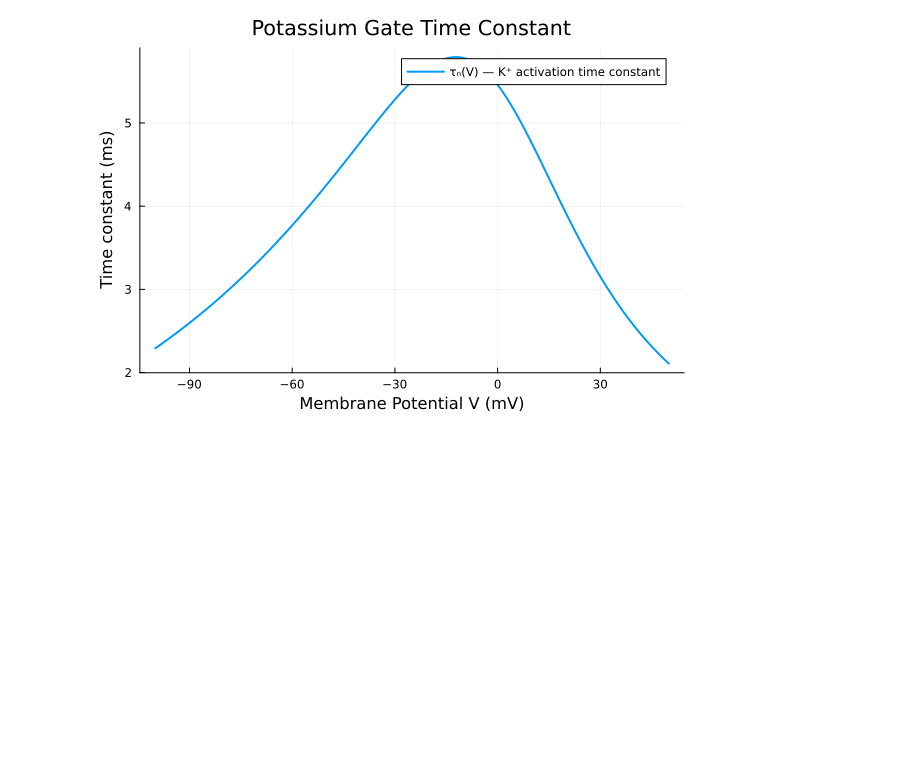
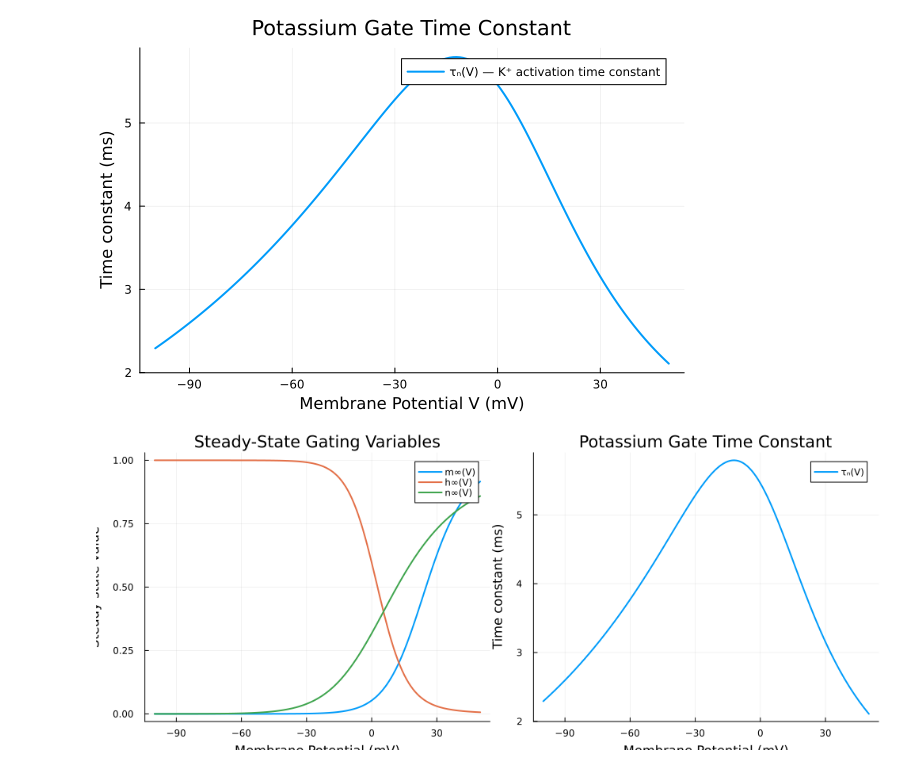
Before and after one commit to Nirbhay0007/Neural_Spiking_Dynamics, a Jupyter notebook: Phase2_Simulator_Build.ipynb, the cells around one changed output. Cells and saved outputs as stored; diff of their text form; code cells hidden in the pictures; blank space fills up the shorter version.

```diff
--- a/Phase2_Simulator_Build.ipynb
+++ b/Phase2_Simulator_Build.ipynb
@@ -201,3 +201,21 @@ plot(Vs, tau_n_vals,
      grid=true)
 # %% [output]
 [figure]
+# %%
+p1 = plot(Vs, m_vals, label="m∞(V)", lw=2)
+plot!(p1, Vs, h_vals, label="h∞(V)", lw=2)
+plot!(p1, Vs, n_vals, label="n∞(V)", lw=2)
+xlabel!(p1, "Membrane Potential (mV)")
+ylabel!(p1, "Steady-state value")
+title!(p1, "Steady-State Gating Variables")
+
+p2 = plot(Vs, tau_n_vals,
+          label="τₙ(V)",
+          lw=2,
+          xlabel="Membrane Potential (mV)",
+          ylabel="Time constant (ms)",
+          title="Potassium Gate Time Constant")
+
+plot(p1, p2, layout=(1,2), size=(1000,400))
+# %% [output]
+[figure, added]
```
